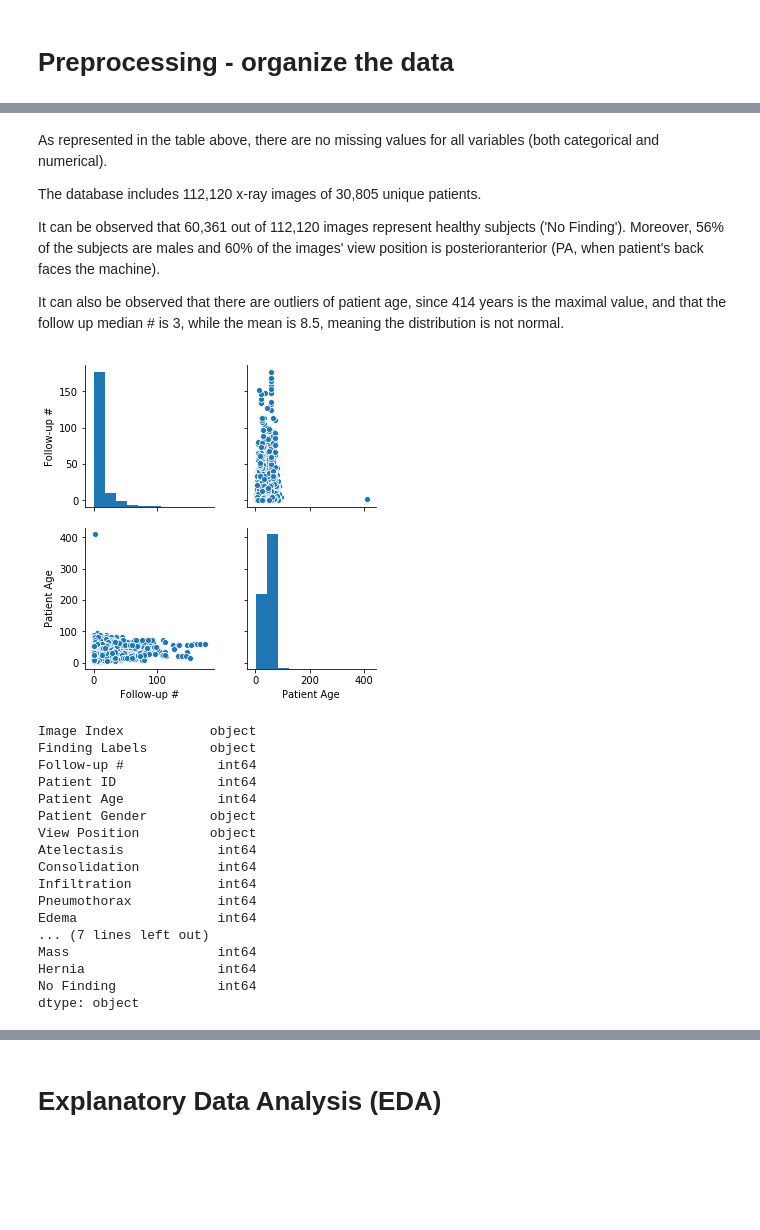
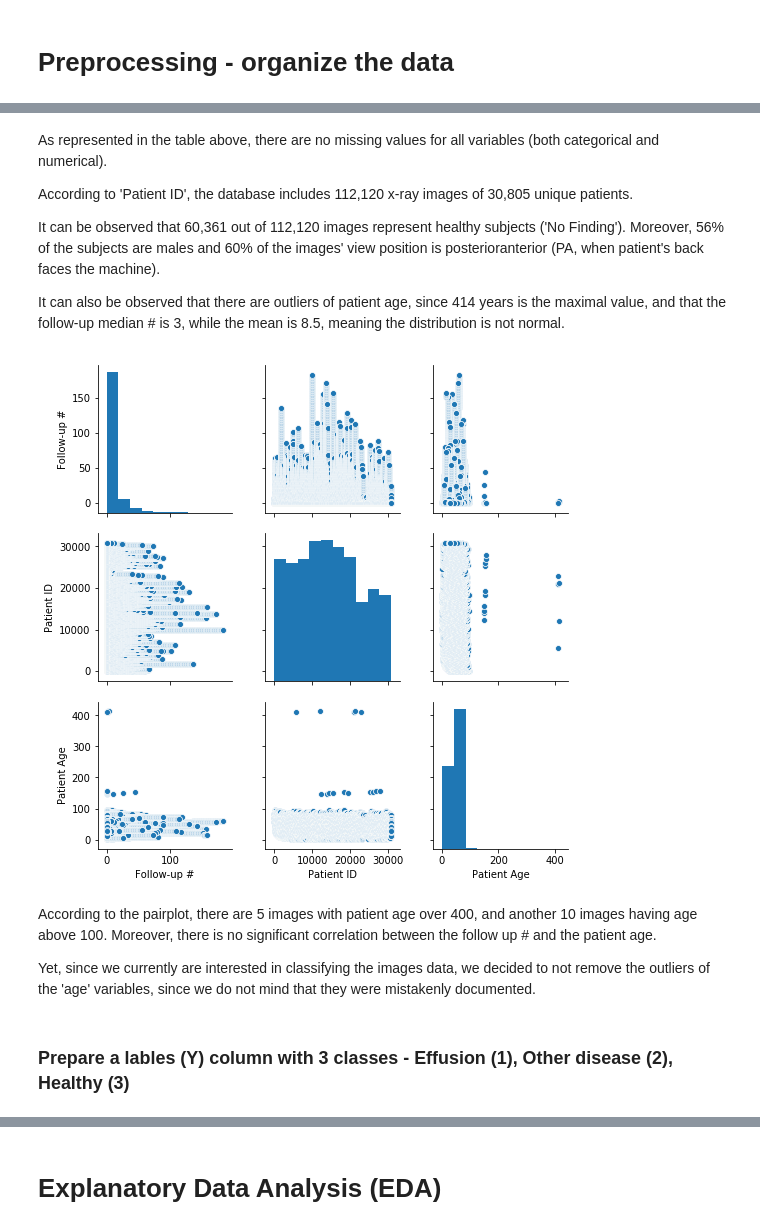
Before and after one commit to michalgimmon/TCDS-x-ray-classification-project, a Jupyter notebook: code/NIH x ray images project.ipynb, the cells around one changed output, grey strips where cells are left out. Saved outputs shown, nothing was run; the diff lists cells and outputs as text; code cells hidden in the pictures; blank space fills up the shorter version.

```diff
--- a/code/NIH x ray images project.ipynb
+++ b/code/NIH x ray images project.ipynb
@@ -81,6 +101,10 @@ plt.show()
 # %% [markdown]
 # Preprocessing - organize the data
 # %%
-# For sampled data CSV only - Patient age of 48 looks like '048Y'. We want an integer
+# ~ For sampled data CSV only - Patient age of 48 looks like '048Y'. We want an integer ~ #
 
-all_xray_df['Patient Age'] = all_xray_df['Patient Age'].map(lambda x: int(x[:-1]))
+#all_xray_df['Patient Age'] = all_xray_df['Patient Age'].map(lambda x: int(x[:-1]))
+
+# Code explanation:
+## DataFrame.apply operates on entire rows or columns at a time.
+## DataFrame.map operate on one element at time.
@@ -124,37 +145,23 @@ all_xray_df.describe(include='all')
 # %% [markdown]
 As represented in the table above, there are no missing values for all variables (both categorical and numerical).
 
-The database includes 112,120 x-ray images of 30,805 unique patients.
+According to 'Patient ID', the database includes 112,120 x-ray images of 30,805 unique patients.
 
 It can be observed that 60,361 out of 112,120 images represent healthy subjects ('No Finding').
 Moreover, 56% of the subjects are males and 60% of the images' view position is posterioranterior (PA, when patient's back faces the machine).
 
-It can also be observed that there are outliers of patient age, since 414 years is the maximal value, and that the follow up median # is 3, while the mean is 8.5, meaning the distribution is not normal.
+It can also be observed that there are outliers of patient age, since 414 years is the maximal value, and that the follow-up median # is 3, while the mean is 8.5, meaning the distribution is not normal.
 # %%
-# remove
+# Represent relations between the numerical variables by representing distributions
 import seaborn as sns
-sns.pairplot(all_xray_df[['Follow-up #','Patient Age']])
+sns.pairplot(all_xray_df)
 plt.show()
 # %% [output]
-[figure, old version]
+[figure, new version]
-# %%
-# remove
-all_xray_df.dtypes
-# %% [output]
-Image Index           object
-Finding Labels        object
-Follow-up #            int64
-Patient ID             int64
-Patient Age            int64
-Patient Gender        object
-View Position         object
-Atelectasis            int64
-Consolidation          int64
-Infiltration           int64
-Pneumothorax           int64
-Edema                  int64
-... (7 lines left out)
-Mass                   int64
-Hernia                 int64
-No Finding             int64
-dtype: object
+# %% [markdown]
+According to the pairplot, there are 5 images with patient age over 400, and another 10 images having age above 100.
+Moreover, there is no significant correlation between the follow up # and the patient age.
+
+Yet, since we currently are interested in classifying the images data, we decided to not remove the outliers of the 'age' variables, since we do not mind that they were mistakenly documented.
+# %% [markdown]
+### Prepare a lables (Y) column with 3 classes - Effusion (1), Other disease (2), Healthy (3)
```
Also changed, not shown: parts of 27 cells of this notebook.
